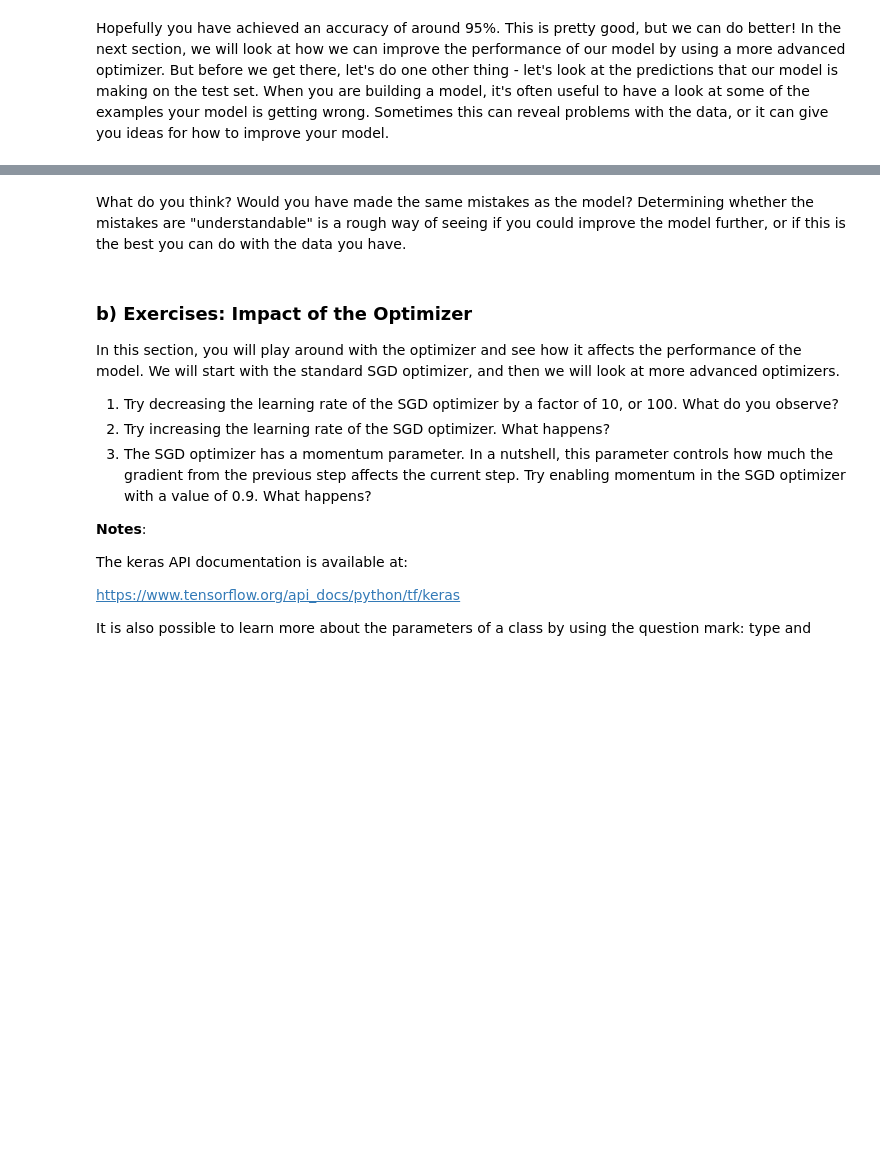
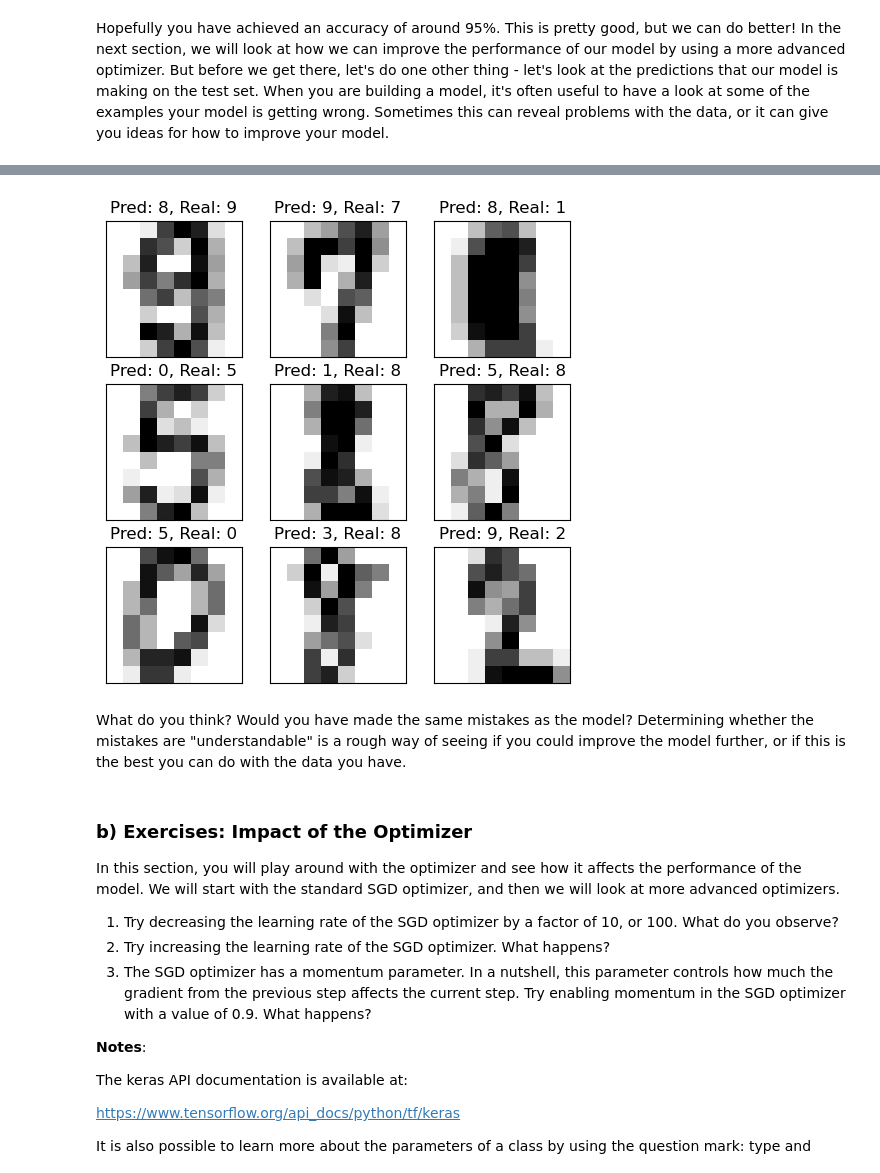
Before and after one commit to abeerkhe/deep_learning, a Jupyter notebook: 01_materials/labs/lab_1.ipynb, the cells around one changed output, grey strips where cells are left out. Cells and saved outputs as stored; diff of their text form; code cells hidden in the pictures; blank space fills up the shorter version.

```diff
--- a/01_materials/labs/lab_1.ipynb
+++ b/01_materials/labs/lab_1.ipynb
@@ -244,7 +246,7 @@ Hopefully you have achieved an accuracy of around 95%. This is pretty good, but
 # %%
 # Get the predictions for the test data
 predictions = model.predict(X_test)
-
+n
 # Get the index of the largest probability (i.e. the predicted class)
 predicted_classes = np.argmax(predictions, axis=1)
 true_classes = np.argmax(y_test, axis=1)
@@ -267,3 +269,4 @@ for i, ax in enumerate(axes.flat):
     ax.set_yticks([])
 
 plt.show()
+# %% [output]
@@ -270,3 +274,4 @@ plt.show()
+[figure, added]
 # %% [markdown]
 What do you think? Would you have made the same mistakes as the model? Determining whether the mistakes are "understandable" is a rough way of seeing if you could improve the model further, or if this is the best you can do with the data you have.
 # %% [markdown]
```
Also changed, not shown: parts of 37 cells of this notebook, 2 other files.
